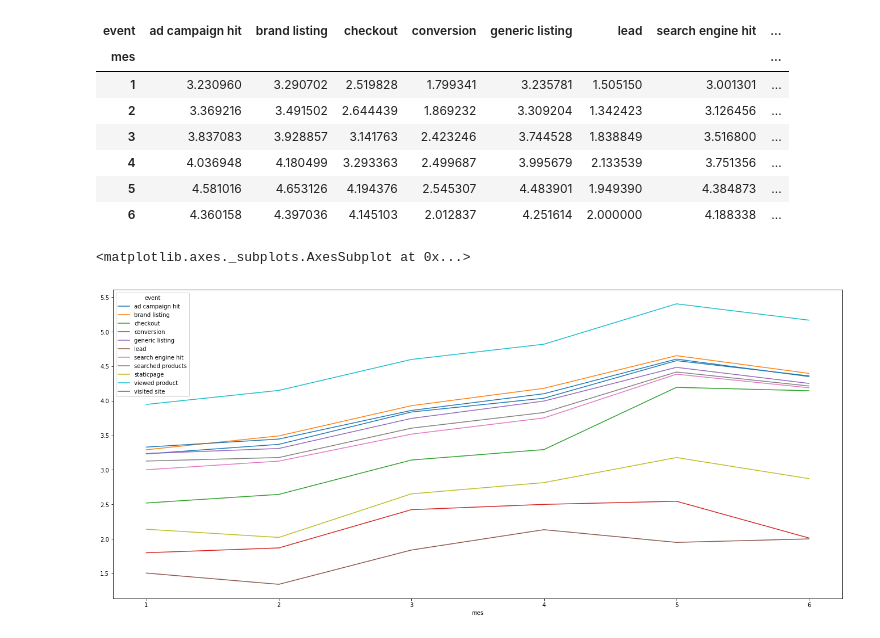
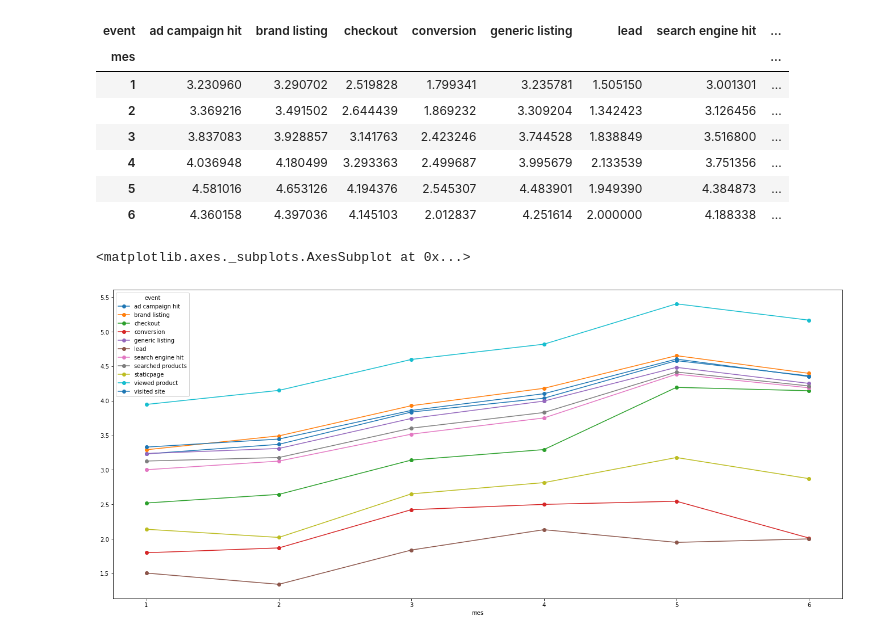
Before and after one commit to sebalogue/tp1-datos, a Jupyter notebook: src/Introduccion/1. intro-eventos.ipynb, the cells around one changed output. Cells and saved outputs as stored; diff of their text form; code cells hidden in the pictures.

```diff
--- a/src/Introduccion/1. intro-eventos.ipynb
+++ b/src/Introduccion/1. intro-eventos.ipynb
@@ -153,7 +153,7 @@ graf
 | 5 | 4.581016 | 4.653126 | 4.194376 | 2.545307 | 4.483901 | 1.949390 | 4.384873 | ... |
 | 6 | 4.360158 | 4.397036 | 4.145103 | 2.012837 | 4.251614 | 2.000000 | 4.188338 | ... |
 # %%
-graf.plot(figsize = (23, 10))
+graf.plot(figsize = (23, 10), style='-o')
 # %% [output]
 <matplotlib.axes._subplots.AxesSubplot at 0x...>
-[figure, old version]
+[figure, new version]
```
Also changed, not shown: parts of 3 cells of this notebook, 2 other files.
